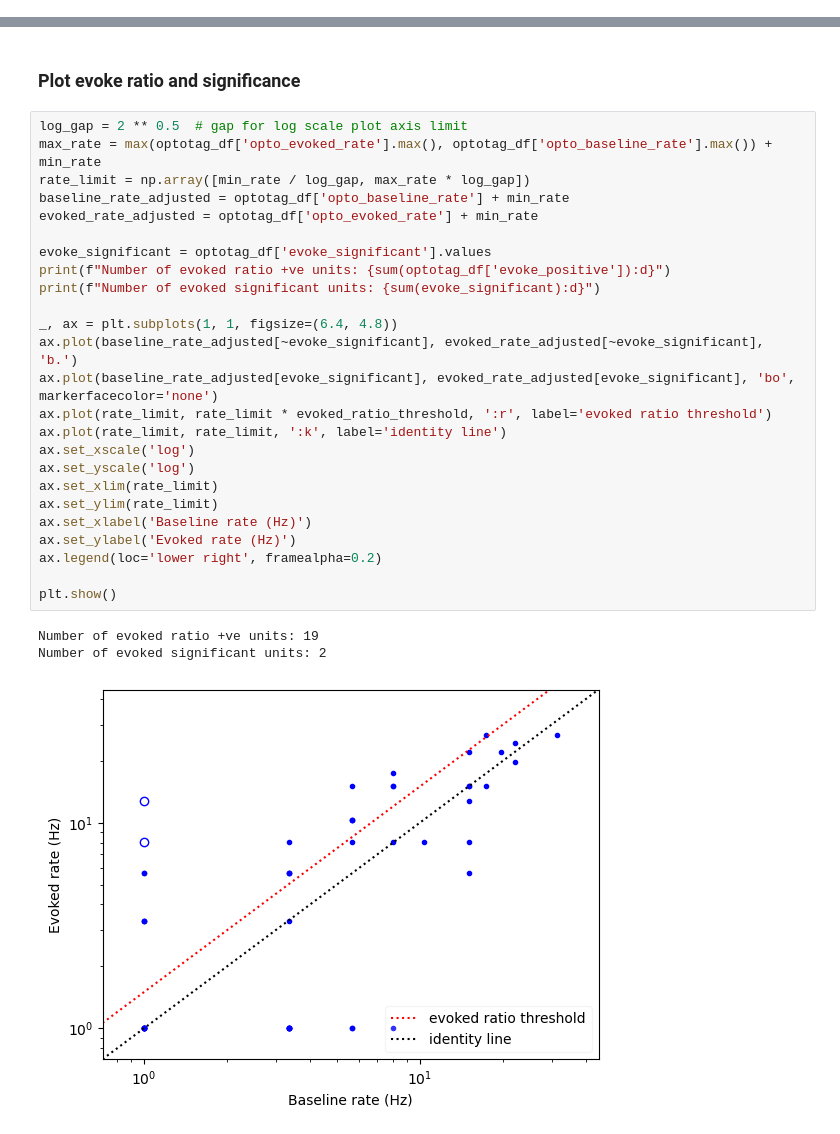
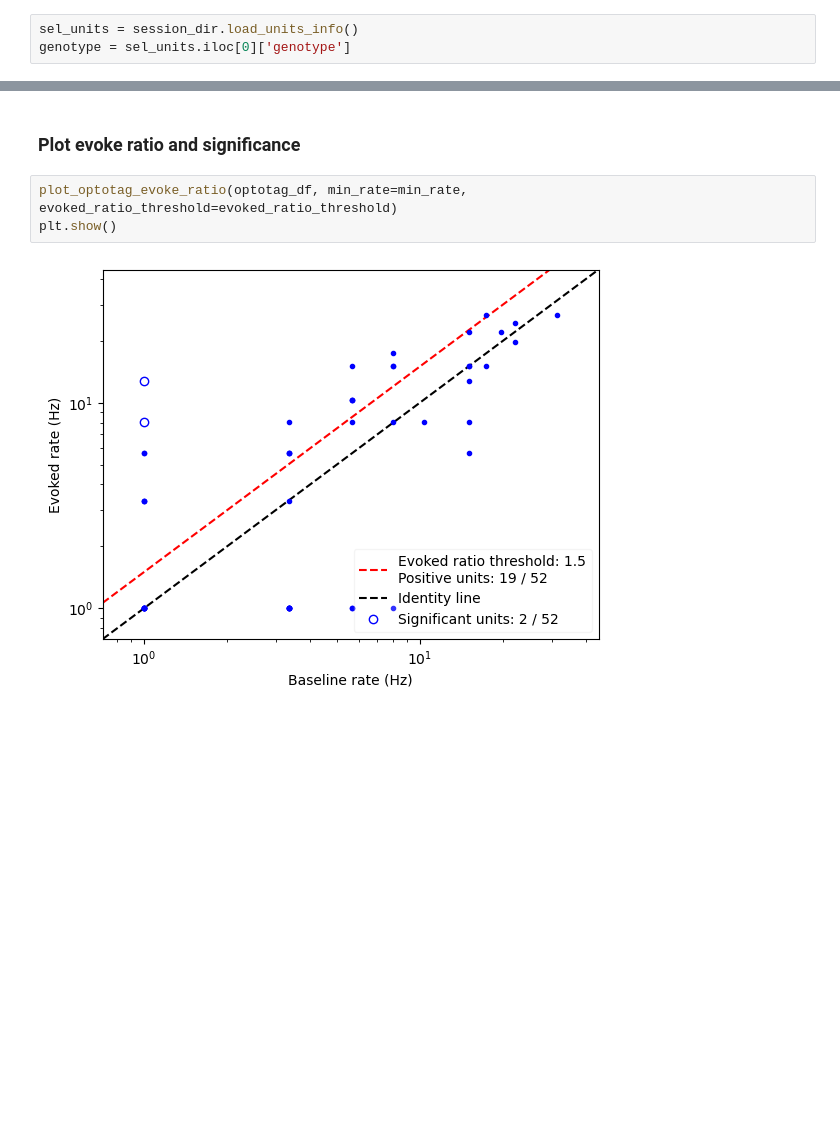
Before and after one commit to chenziao/Analyzing_Allen_Visual_Coding_Neuropixels_Dataset, a Jupyter notebook: notebooks/Find_units_and_optotag.ipynb, the cells around one changed output, grey strips where cells are left out. Saved outputs shown, nothing was run; the diff lists cells and outputs as text; blank space fills up the shorter version.

```diff
--- a/notebooks/Find_units_and_optotag.ipynb
+++ b/notebooks/Find_units_and_optotag.ipynb
@@ -141,5 +157,8 @@ session_dir.save_units_info(sel_units)
 # %% [markdown]
 ## Units optotag summary
+# %%
+sel_units = session_dir.load_units_info()
+genotype = sel_units.iloc[0]['genotype']
 # %% [markdown]
 ### Evaluate optotagging
 # %%
@@ -178,32 +179,8 @@ plot_optotagging_response(spike_rate, bounds=evoked_window)
 # %% [markdown]
 ### Plot evoke ratio and significance
 # %%
-log_gap = 2 ** 0.5  # gap for log scale plot axis limit
-max_rate = max(optotag_df['opto_evoked_rate'].max(), optotag_df['opto_baseline_rate'].max()) + min_rate
-rate_limit = np.array([min_rate / log_gap, max_rate * log_gap])
-baseline_rate_adjusted = optotag_df['opto_baseline_rate'] + min_rate
-evoked_rate_adjusted = optotag_df['opto_evoked_rate'] + min_rate
-
-evoke_significant = optotag_df['evoke_significant'].values
-print(f"Number of evoked ratio +ve units: {sum(optotag_df['evoke_positive']):d}")
-print(f"Number of evoked significant units: {sum(evoke_significant):d}")
-
-_, ax = plt.subplots(1, 1, figsize=(6.4, 4.8))
-ax.plot(baseline_rate_adjusted[~evoke_significant], evoked_rate_adjusted[~evoke_significant], 'b.')
-ax.plot(baseline_rate_adjusted[evoke_significant], evoked_rate_adjusted[evoke_significant], 'bo', markerfacecolor='none')
-ax.plot(rate_limit, rate_limit * evoked_ratio_threshold, ':r', label='evoked ratio threshold')
-ax.plot(rate_limit, rate_limit, ':k', label='identity line')
-ax.set_xscale('log')
-ax.set_yscale('log')
-ax.set_xlim(rate_limit)
-ax.set_ylim(rate_limit)
-ax.set_xlabel('Baseline rate (Hz)')
-ax.set_ylabel('Evoked rate (Hz)')
-ax.legend(loc='lower right', framealpha=0.2)
-
+plot_optotag_evoke_ratio(optotag_df, min_rate=min_rate, evoked_ratio_threshold=evoked_ratio_threshold)
 plt.show()
 # %% [output]
-Number of evoked ratio +ve units: 19
-Number of evoked significant units: 2
-[figure, old version]
+[figure, new version]
 # %%
```
Also changed, not shown: parts of 8 cells of this notebook, 6 other files.
